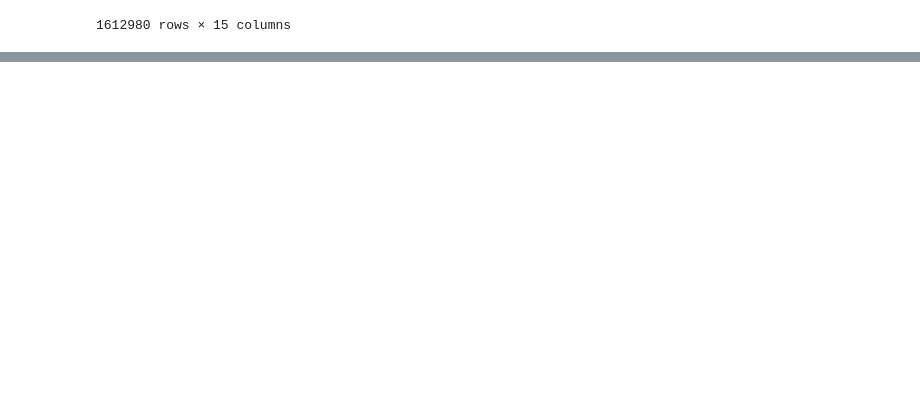
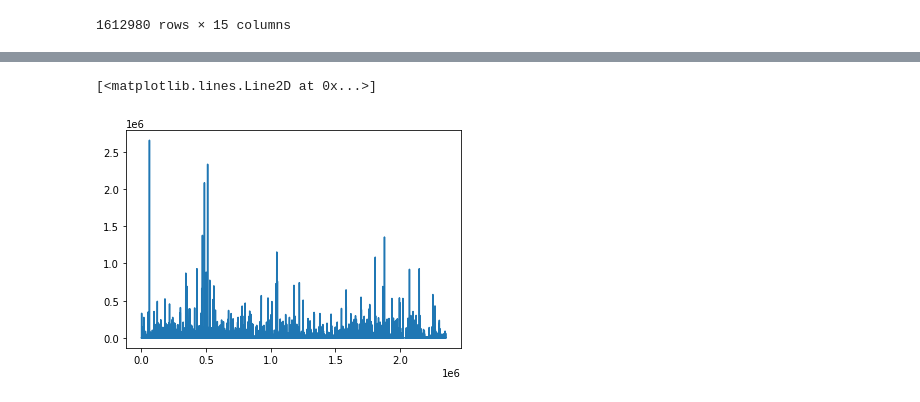
Before and after one commit to famagal/Twitter_bot_detection_713, a Jupyter notebook: notebooks/clemens_exploratory_analysis.ipynb, the cells around one changed output, grey strips where cells are left out. Drawn from its saved outputs; the diff is of its cells as text; code cells hidden in the pictures; blank space fills up the shorter version.

```diff
--- a/notebooks/clemens_exploratory_analysis.ipynb
+++ b/notebooks/clemens_exploratory_analysis.ipynb
@@ -53,0 +114,5 @@ df[['text']].head(30)
+# %%
+plt.plot(df['like_count'])
+# %% [output]
+[<matplotlib.lines.Line2D at 0x...>]
+[figure, added]
```
Also changed, not shown: parts of 42 cells of this notebook.
